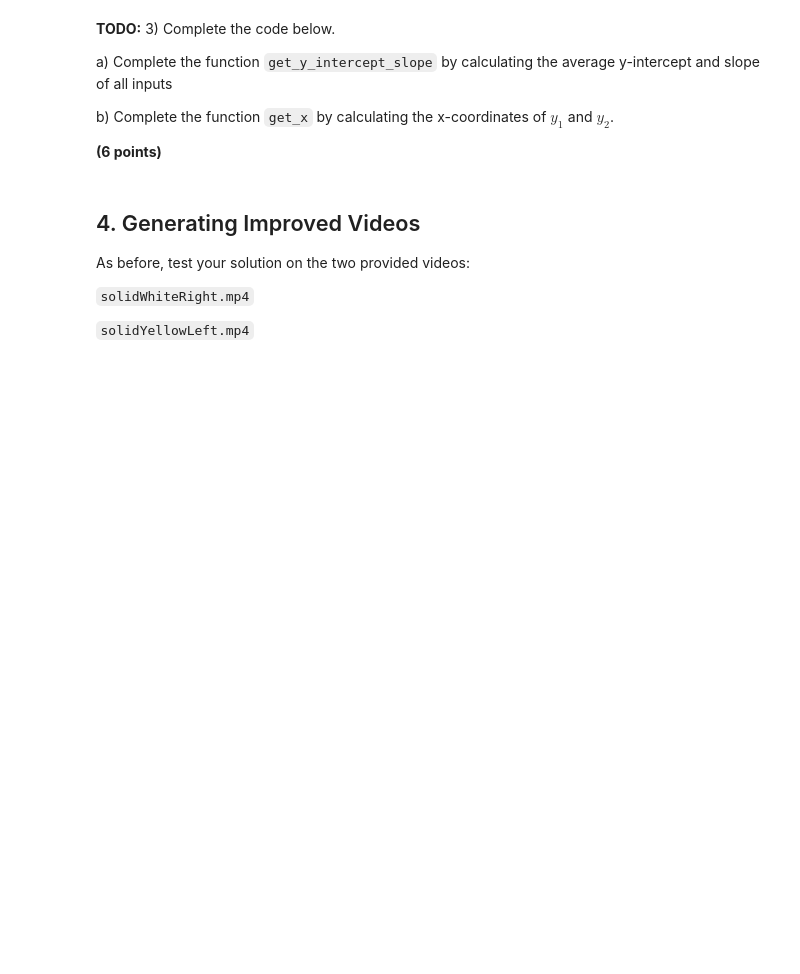
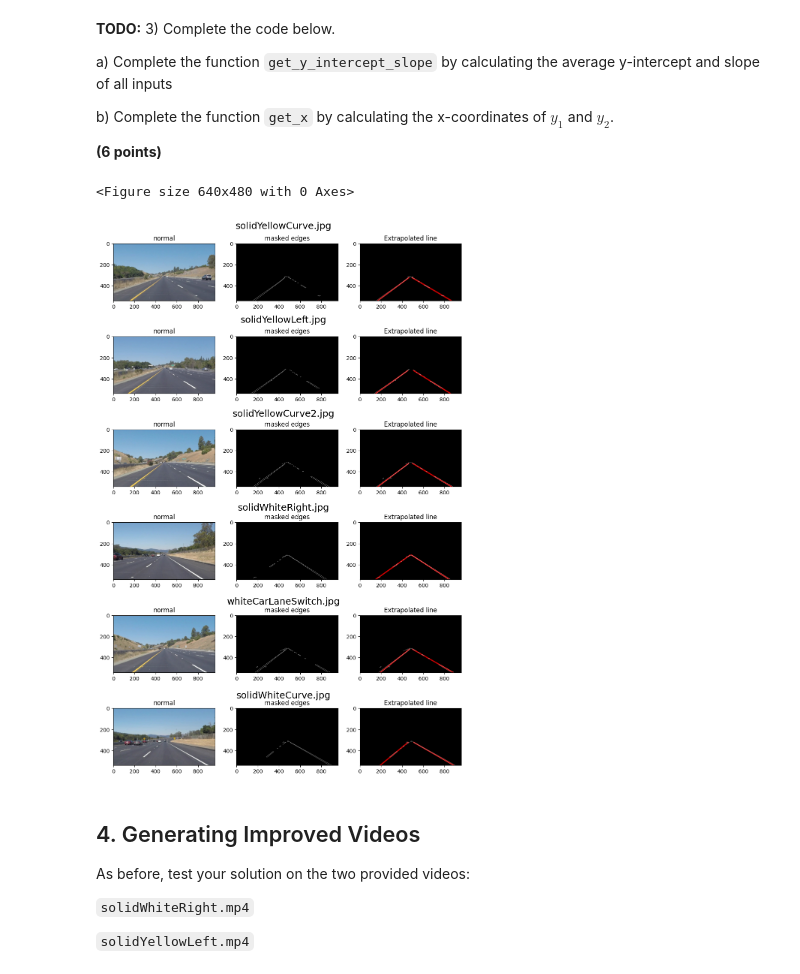
Before and after one commit to hai5rt/MMA-Mustererkennung, a Jupyter notebook: Project_LaneDetection__starter.ipynb, the cells around one changed output. Drawn from its saved outputs; the diff is of its cells as text; code cells hidden in the pictures; blank space fills up the shorter version.

```diff
--- a/Project_LaneDetection__starter.ipynb
+++ b/Project_LaneDetection__starter.ipynb
@@ -215,8 +289,6 @@ b) Complete the function `get_x` by calculating the x-coordinates of $y_1$ and $
 
 **(6 points)**
 # %%
-# YOUR CODE GOES HERE
-
 # Get average y-intercept and average slope of the lines
 def get_y_intercept_slope(lane_lines, slopes):
     '''Inputs:
@@ -235,11 +307,15 @@ def get_y_intercept_slope(lane_lines, slopes):
     # where N is the number of lines and 4 is the number of coordinates for each line
     # The first two coordinates are the start points and the last two are the end points: (x1, y1, x2, y2)
     # The reshape will give us (N*2, 2) where the first column is x and the second column is y
-    lane_lines = lane_lines.reshape((lane_lines.shape[0]*2, lane_lines.shape[1]//2))
+    #lane_lines = lane_lines.reshape((lane_lines.shape[0]*2, lane_lines.shape[1]//2))
+    # -> für die Durchschnittberechnung verstehe ich diesen Teil nicht....
 
-    # YOUR CODE GOES HERE
+    x1_coords = lane_lines[:, 0] # Alle x1-Koordinaten der gefilterten Linien
+    y1_coords = lane_lines[:, 1]
 
-
+    y_intercepts = y1_coords - slopes * x1_coords
+    avg_slope = np.mean(slopes)
+    avg_intercept = np.mean(y_intercepts)
 
     return avg_intercept, avg_slope
 
@@ -259,9 +335,8 @@ def get_x(y_1, y_2, slope, b):
         # If slope or y-intercept is NaN or Inf, return 0
         x_1 = x_2 = 0
     else:
-        # YOUR CODE GOES HERE
-
-
+        x_1 = (y_1-b)/slope
+        x_2 = (y_2-b)/slope
 
     return x_1, x_2
 # %%
@@ -309,13 +384,39 @@ def extrapolate_lines(img, lines, plot=True, color=[255, 0, 0], thickness=10):
     return img_lanes_extrapolated
 # %%
 # Loop over test images and apply the pipeline
-for img_name in os.listdir("test_images/"):
-    print("Processing image: ", img_name)
-    img = mpimg.imread("test_images/" + img_name)
-    print("Line segments detected using Hough transform:")
-    img_masked_edges, img_lanes, lines = hough_pipeline(img, plot=True)
-    print("Line segments extrapolated:")
-    img_lanes_extrapolated = extrapolate_lines(img, lines, plot=True, color=[255, 0, 0], thickness=10)
+# for img_name in os.listdir("test_images/"):
+#     print("Processing image: ", img_name)
+#     img = mpimg.imread("test_images/" + img_name)
+#     print("Line segments detected using Hough transform:")
+#     img_masked_edges, img_lanes, lines = hough_pipeline(img, plot=True)
+#     print("Line segments extrapolated:")
+#     img_lanes_extrapolated = extrapolate_lines(img, lines, plot=True, color=[255, 0, 0], thickness=10)
+
+
+plt.subplots_adjust(left=0.1, bottom=0.1, right=0.9, top=0.9, wspace=0.4,hspace=0.4)
+
+fig, axes = plt.subplots(len(os.listdir("test_images/")), 3, figsize=(10,10))
+fig.tight_layout(rect=[0, 0, 1, 1.5])
+images = os.listdir("test_images/")
+for i,imgPath in enumerate(images):
+  fig.text(s=imgPath, fontsize=18, y=(1.5-i * (1/4)), ha='center', va='center', x=0.5)
+  image = mpimg.imread(f'test_images/{imgPath}')
+
+  axes[i][0].set_title('normal')
+  axes[i][0].imshow(image)
+
+  (masked, lines_img, lines) = hough_pipeline(image)
+
+  img_lanes_extrapolated = extrapolate_lines(np.dstack((masked, masked, masked)), lines, plot=False, color=[255, 0, 0], thickness=10)
+
+  axes[i][1].set_title('masked edges')
+  axes[i][1].imshow(masked, cmap='gray')
+
+  axes[i][2].set_title('Extrapolated line')
+  axes[i][2].imshow(img_lanes_extrapolated)
+# %% [output]
+<Figure size 640x480 with 0 Axes>
+[figure, added]
 # %% [markdown]
 ## 4. Generating Improved Videos
 
```
Also changed, not shown: parts of 22 cells of this notebook.
